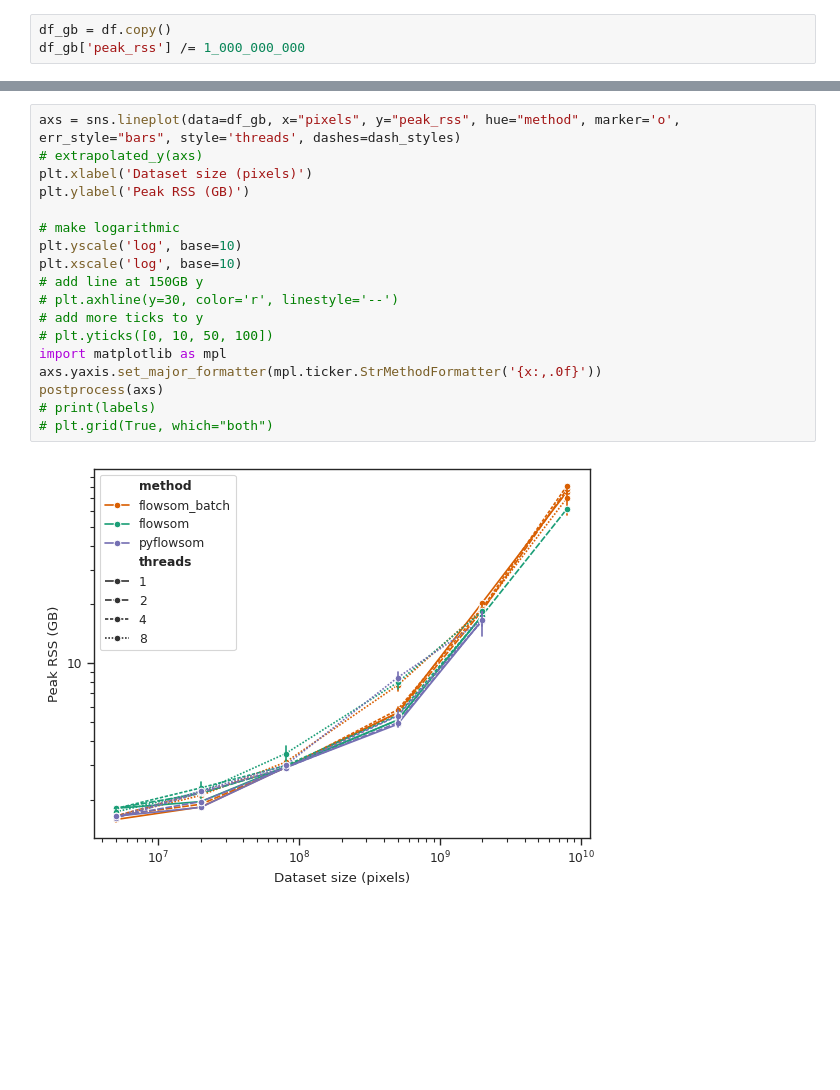
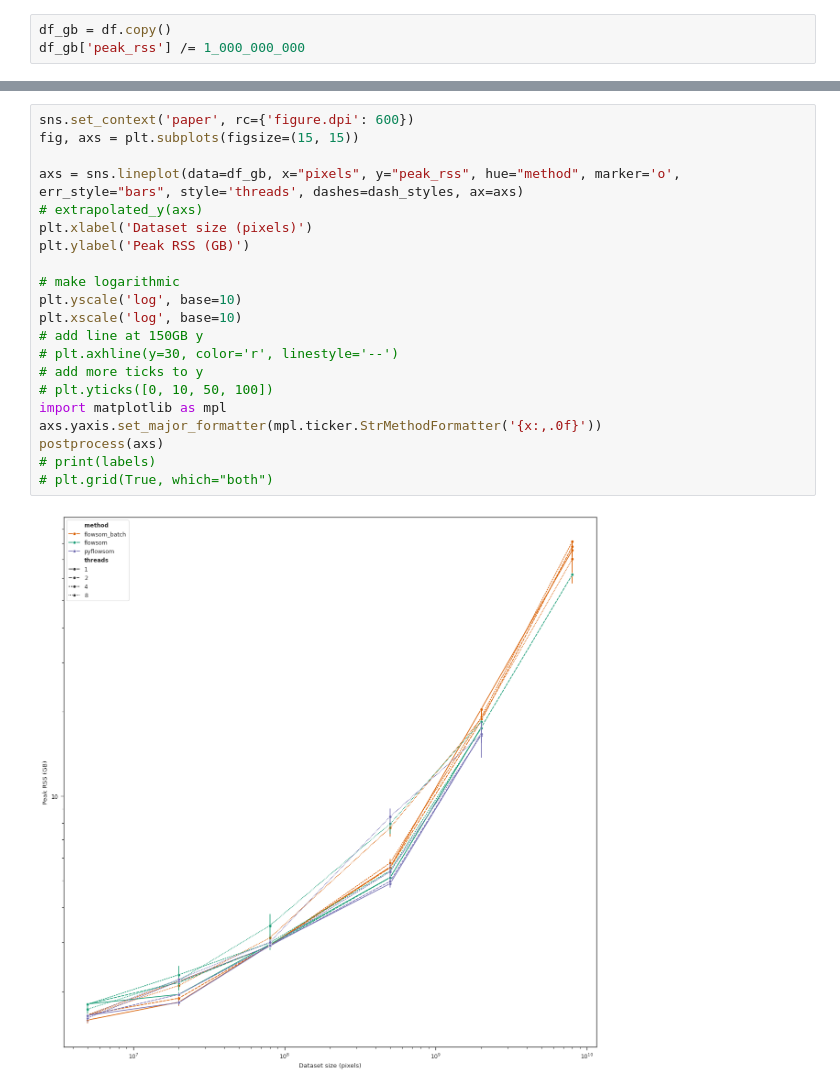
Before and after one commit to saeyslab/harpy_figures, a Jupyter notebook: notebooks/figures_cluster.ipynb, the cells around one changed output, grey strips where cells are left out. Cells and saved outputs as stored; diff of their text form; blank space fills up the shorter version.

Commit message:
update plots

```diff
--- a/notebooks/figures_cluster.ipynb
+++ b/notebooks/figures_cluster.ipynb
@@ -257,20 +348,23 @@ df_gb['peak_rss'] /= 1_000_000_000
 # %%
-axs = sns.lineplot(data=df_gb, x="pixels", y="peak_rss", hue="method", marker='o', err_style="bars", style='threads', dashes=dash_styles)
+sns.set_context('paper', rc={'figure.dpi': 600})
+fig, axs = plt.subplots(figsize=(15, 15))
+
+axs = sns.lineplot(data=df_gb, x="pixels", y="peak_rss", hue="method", marker='o', err_style="bars", style='threads', dashes=dash_styles, ax=axs)
 # extrapolated_y(axs)
 plt.xlabel('Dataset size (pixels)')
 plt.ylabel('Peak RSS (GB)')
 
 # make logarithmic
 plt.yscale('log', base=10)
 plt.xscale('log', base=10)
 # add line at 150GB y
 # plt.axhline(y=30, color='r', linestyle='--')
 # add more ticks to y
 # plt.yticks([0, 10, 50, 100])
 import matplotlib as mpl
 axs.yaxis.set_major_formatter(mpl.ticker.StrMethodFormatter('{x:,.0f}'))
 postprocess(axs)
 # print(labels)
 # plt.grid(True, which="both")
 # %% [output]
-[figure, old version]
+[figure, new version]
```
Also changed, not shown: parts of 10 cells of this notebook, 5 other files.
